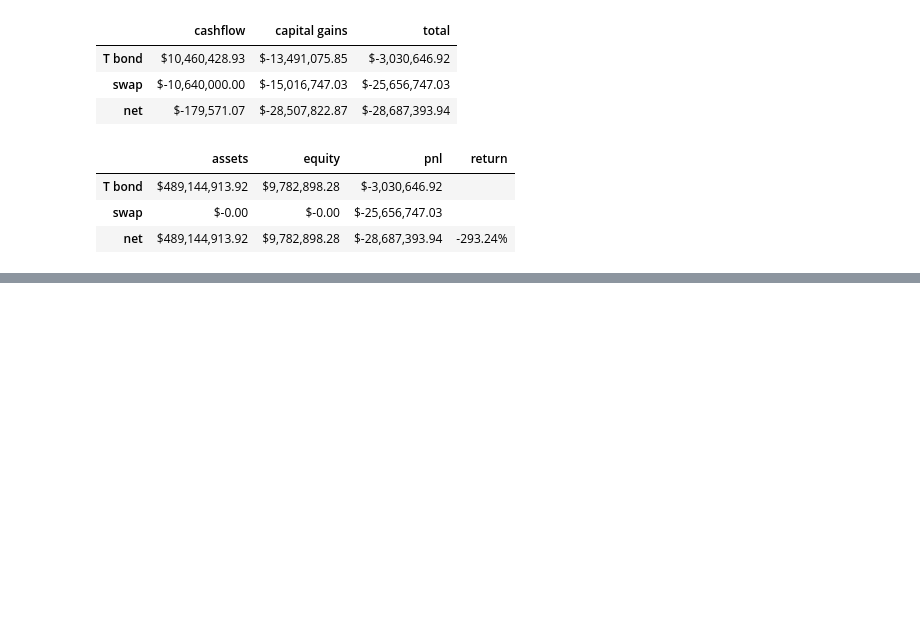
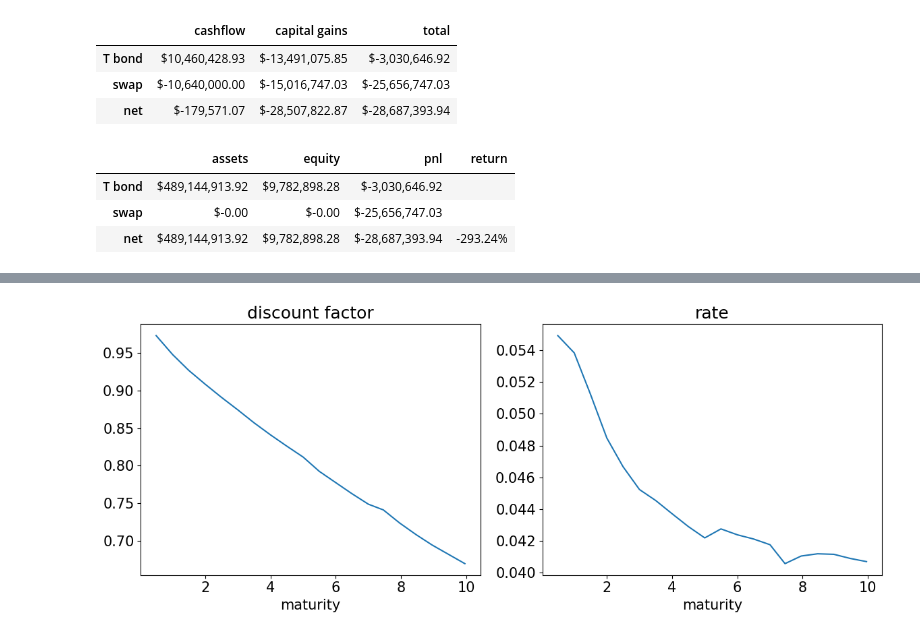
Before and after one commit to nicklewis-16/finm-fixedincome-2024, a Jupyter notebook: reviews/final-exam-hw-questiontypes.ipynb, the cells around one changed output, grey strips where cells are left out. Drawn from its saved outputs; the diff is of its cells as text; code cells hidden in the pictures; blank space fills up the shorter version.

```diff
--- a/reviews/final-exam-hw-questiontypes.ipynb
+++ b/reviews/final-exam-hw-questiontypes.ipynb
@@ -1906,0 +1998,30 @@ capital.style.format({'assets':'${:,.2f}','equity':'${:,.2f}','pnl':'${:,.2f}','
+# %%
+# BUILD CF MATRIX
+CF = pd.DataFrame(0, index=quotes.index, columns= quotes['maturity date'])
+for i in quotes.index:
+    coupon_dates = get_coupon_dates(t_date, pd.to_datetime(quotes.loc[i, 'maturity date']))
+    if coupon_dates is not None:
+        CF.loc[i, coupon_dates] = quotes.loc[i, 'cpn rate'] / 2
+    CF.loc[i,quotes.loc[i, 'maturity date']] += 100
+
+CF = CF.resample('m', axis = 1).sum()
+CF.drop(columns=CF.columns[(CF==0).all()], inplace=True)
+CF = CF.fillna(0).sort_index(axis=1)
+# %%
+COMPOUNDING = 2
+quotes['price'] = (quotes['bid'] + quotes['ask']) / 2 + quotes['accrint']
+quotes['maturity'] = get_maturity_delta(quotes['maturity date'], t_date)
+
+spot = pd.DataFrame(np.linalg.solve(CF,quotes['price'].loc[CF.index]), index=CF.index, columns=['discount factor'])
+spot.insert(0,'maturity',quotes['maturity'])
+spot = spot.reset_index().set_index('maturity')
+spot['rate'] = discount_to_intrate(spot['discount factor'], spot.index,n_compound=COMPOUNDING)
+
+#Plot discount factor and rate
+fig, ax = plt.subplots(1,2,figsize=(12,5))
+spot['discount factor'].plot(ax=ax[0],title='discount factor')
+spot['rate'].plot(ax=ax[1],title='rate')
+plt.tight_layout()
+plt.show()
+# %% [output]
+[figure, added]
```
Also changed, not shown: parts of 36 cells of this notebook, 1 other file.
